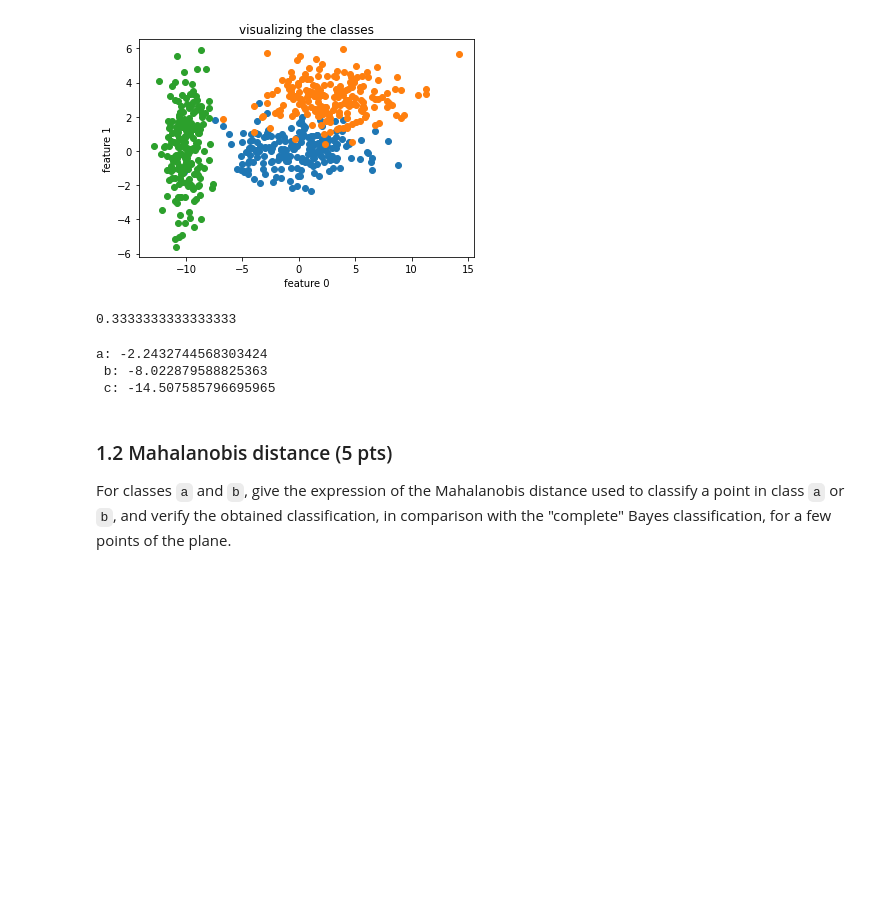
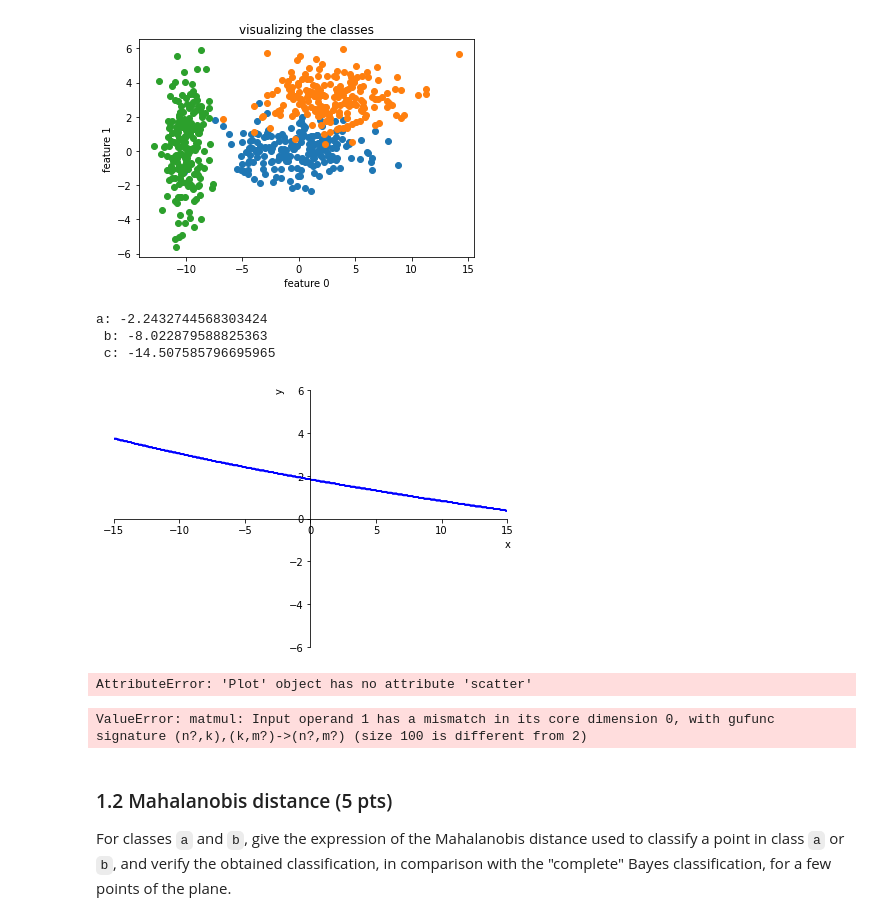
Before and after one commit to Ahmedounet/iapr, a Jupyter notebook: labs/lab_03_classification.ipynb, the cells around one changed output. Cells and saved outputs as stored; diff of their text form; code cells hidden in the pictures; blank space fills up the shorter version.

```diff
--- a/labs/lab_03_classification.ipynb
+++ b/labs/lab_03_classification.ipynb
@@ -71,7 +67,0 @@ import statistics as stat
-# %%
-x = np.linspace(-1.0, 1.0, 100)
-y = np.linspace(-1.0, 1.0, 100)
-X, Y = np.meshgrid(x,y)
-F = X**2 + Y**2 - 0.6
-plt.contour(X,Y,F,[0])
-plt.show()
@@ -119,8 +115,4 @@ cov_c=np.cov(c,rowvar=False)
 p_wa=a.shape[0]/(a.shape[0]+b.shape[0]+c.shape[0])
 p_wb=b.shape[0]/(a.shape[0]+b.shape[0]+c.shape[0])
 p_wc=c.shape[0]/(a.shape[0]+b.shape[0]+c.shape[0])
-# %%
-p_wb
-# %% [output]
-0.3333333333333333
 # %%
@@ -145,0 +161,29 @@ a: -2.2432744568303424
+# %%
+x1, x2 = symbols('x y')
+
+
+
+
+expr_c= quadratic(x1,x2,cov_c)+linear(mean_c,cov_c,x1,x2)+constant(mean_c, cov_c  , p_wc, 0 )
+
+expr_b=quadratic(x1,x2,cov_b)+linear(mean_b, cov_b, x1,x2)+constant(mean_b,cov_b,p_wb,0)
+
+expr_a=quadratic(x1,x2,cov_a)+ linear( mean_a,cov_a, x1,x2)+ constant(mean_a,cov_a,p_wa,0)
+
+p1 = plot_implicit(Eq(expr_b-expr_a), (x,-15,15), (y,-6,6), adaptive=False)
+
+p1.scatter(a[:,0] , a[:,1])
+
+fig, ax = plt.subplots()
+
+# scatter the sepal_length against the sepal_width
+ax.scatter(a[:,0] , a[:,1])
+ax.scatter(b[:,0], b[:,1])
+ax.scatter(c[:,0],c[:,1])
+# set a title and labels
+ax.set_title('visualizing the classes')
+ax.set_xlabel('feature 0')
+ax.set_ylabel('feature 1')
+# %% [output]
+[figure, added]
+AttributeError: 'Plot' object has no attribute 'scatter'
@@ -146,3 +192,15 @@ a: -2.2432744568303424
+# %%
+x = np.linspace(-15, 15, 100)
+y = np.linspace(-6,6, 100)
+X, Y = np.meshgrid(x,y)
+
+vector=[X,Y]
+
+F =  discriminant(mean_a, cov_a ,vector , p_wa, 0)  #X**2 + Y**2 - 0.6
+plt.contour(X,Y,F,[0])
+plt.show()
+# %% [output]
+ValueError: matmul: Input operand 1 has a mismatch in its core dimension 0, with gufunc signature (n?,k),(k,m?)->(n?,m?) (size 100 is different from 2)
 # %%
 data_a=np.concatenate((a,np.zeros([200,1], dtype=int)), axis=1 )
 data_b=np.concatenate((b,np.ones([200,1], dtype=int)), axis=1 )
```
Also changed, not shown: parts of 6 cells of this notebook.
